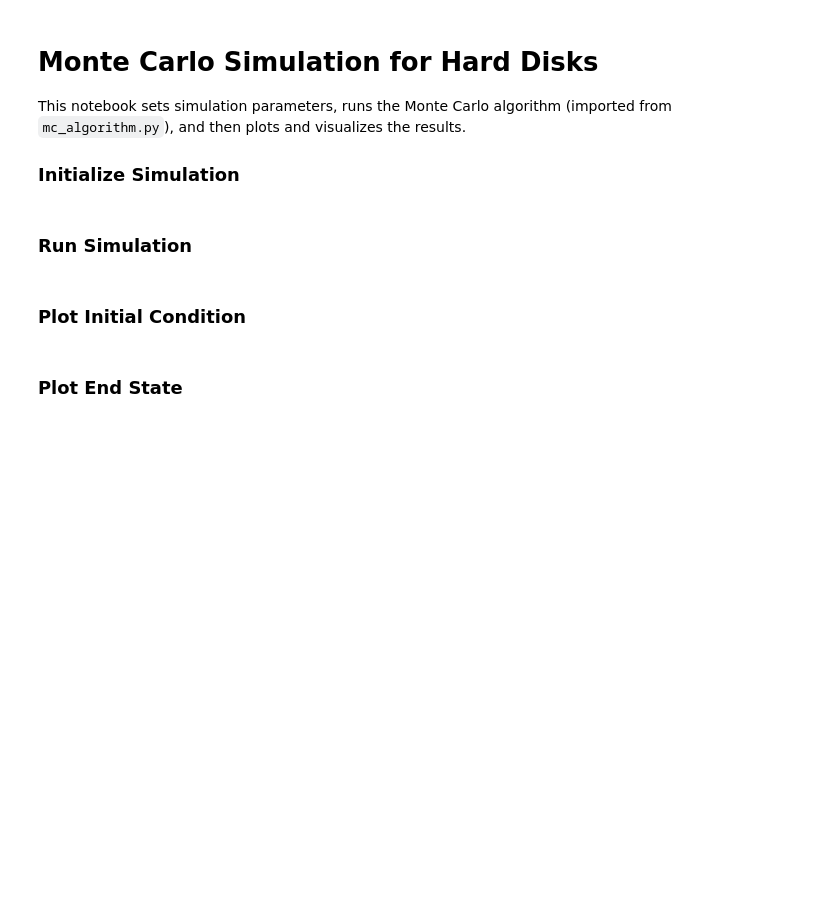
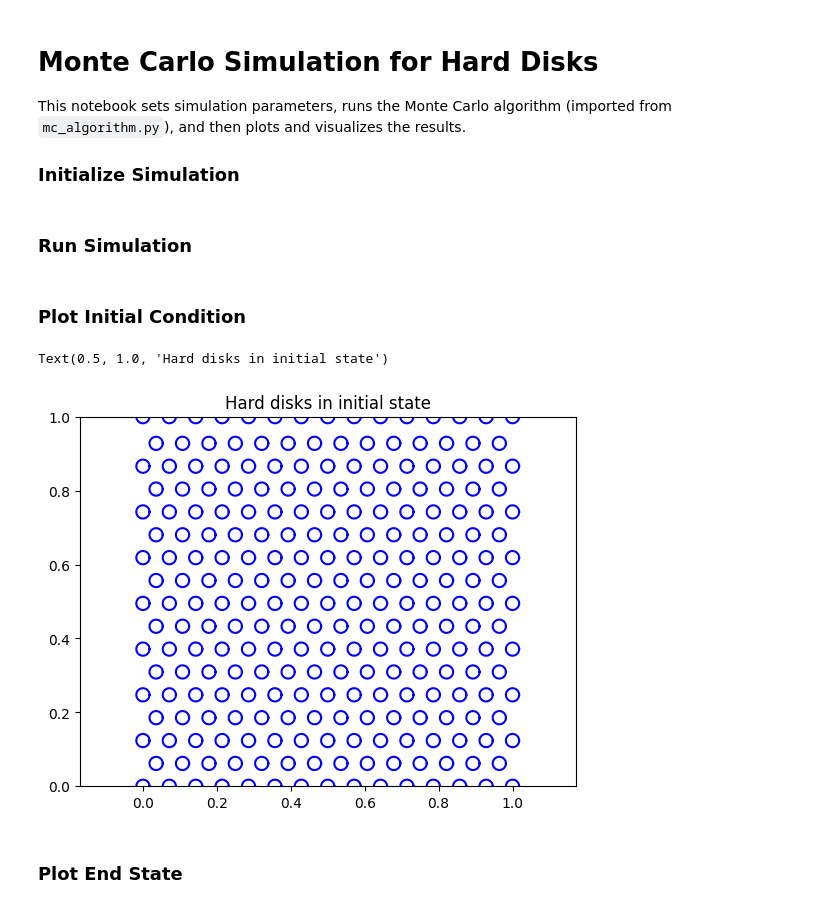
Before and after one commit to jackcavanaugh/mc-Metropolis-Hastings, a Jupyter notebook: simulation.ipynb, the cells around one changed output. Drawn from its saved outputs; the diff is of its cells as text; code cells hidden in the pictures; blank space fills up the shorter version.

```diff
--- a/simulation.ipynb
+++ b/simulation.ipynb
@@ -51,11 +51,13 @@ np.save('histogram.npy', histogram)
 # %%
 # Plot and visualize results
 plt.close('all')
 
 visualize(r0, d0, L)
 plt.title('Hard disks in initial state')
-plt.savefig('pre_sim.png')
-plt.clf()
+# plt.savefig('pre_sim.png')
+# %% [output]
+Text(0.5, 1.0, 'Hard disks in initial state')
+[figure, added]
 # %% [markdown]
 ### Plot End State
 # %%
```
Also changed, not shown: parts of 4 cells of this notebook, 1 other file.
